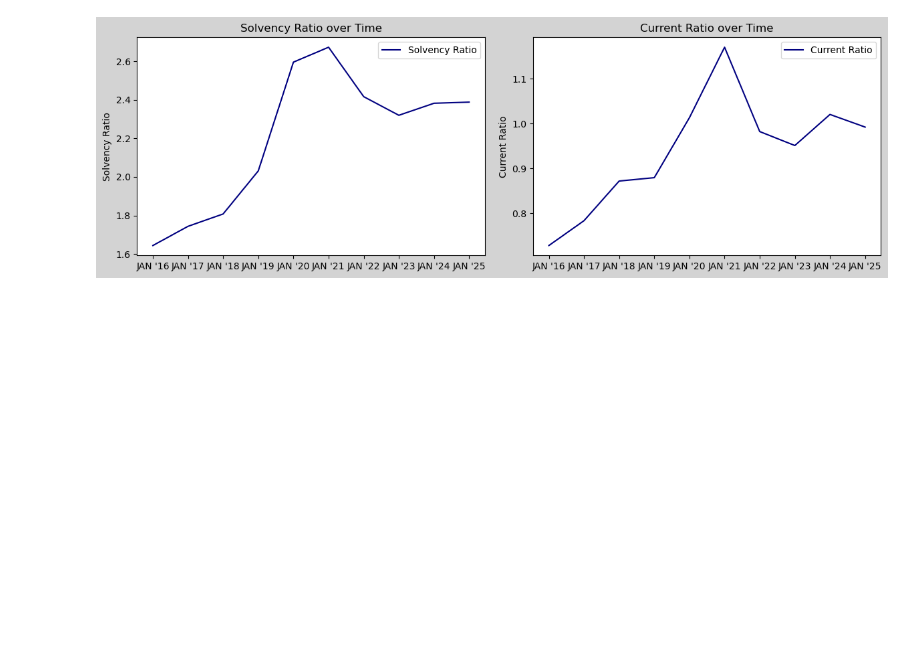
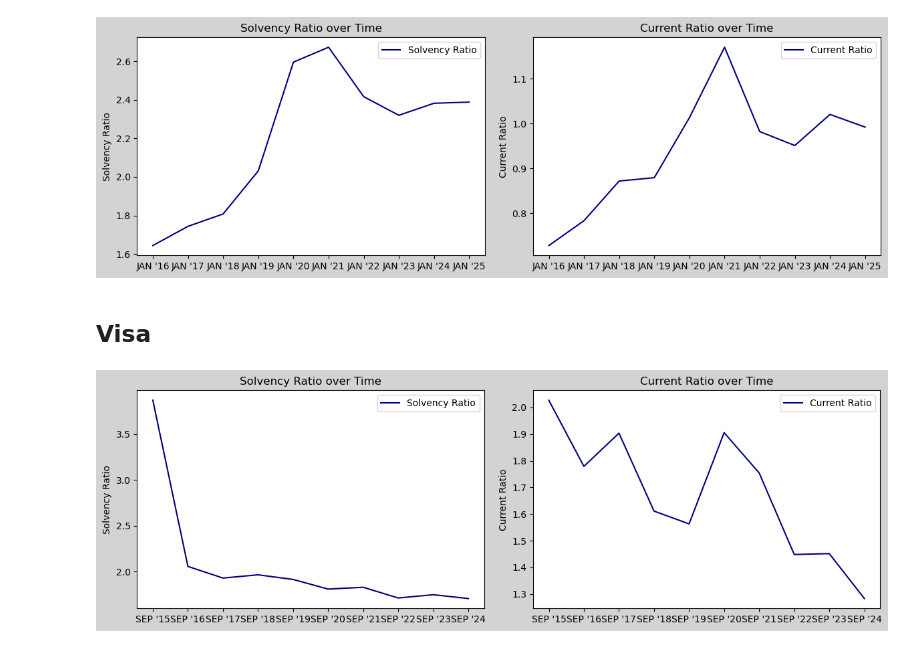
Before and after one commit to LuisMB09/admin_de_riesgos, a Jupyter notebook: Proyecto/análisis.ipynb, the cells around one changed output. Saved outputs shown, nothing was run; the diff lists cells and outputs as text; code cells hidden in the pictures; blank space fills up the shorter version.

```diff
--- a/Proyecto/análisis.ipynb
+++ b/Proyecto/análisis.ipynb
@@ -70,3 +70,36 @@ ax2.legend()
 plt.tight_layout()
 # %% [output]
 [figure]
+# %% [markdown]
+## Visa
+# %%
+ist_v = pd.read_excel('V/ist.xlsx', sheet_name=1)
+ist_v = ist_v.set_index('Unnamed: 0')
+ist_v.index.name = None
+
+bs_v = pd.read_excel('V/bs.xlsx', sheet_name=1)
+bs_v = bs_v.set_index('Unnamed: 0')
+bs_v.index.name = None
+
+cf_v = pd.read_excel('V/cf.xlsx', sheet_name=1)
+cf_v = cf_v.set_index('Unnamed: 0')
+cf_v.index.name = None
+# %%
+current_ratio = bs_v.loc['Total Current Assets'] / bs_v.loc['Total Current Liabilities']
+solvency = bs_v.loc['Total Assets'] / bs_v.loc['Total Liabilities']
+
+fig, (ax1, ax2) = plt.subplots(1, 2, figsize=(12, 4))
+
+ax1.plot(solvency, label='Solvency Ratio', color='navy')
+ax1.set_title('Solvency Ratio over Time')
+ax1.set_ylabel('Solvency Ratio')
+ax1.legend()
+
+ax2.plot(current_ratio, label='Current Ratio', color='navy')
+ax2.set_title('Current Ratio over Time')
+ax2.set_ylabel('Current Ratio')
+ax2.legend()
+
+plt.tight_layout()
+# %% [output]
+[figure, added]
```
Also changed, not shown: parts of 1 cell of this notebook, 5 other files.
